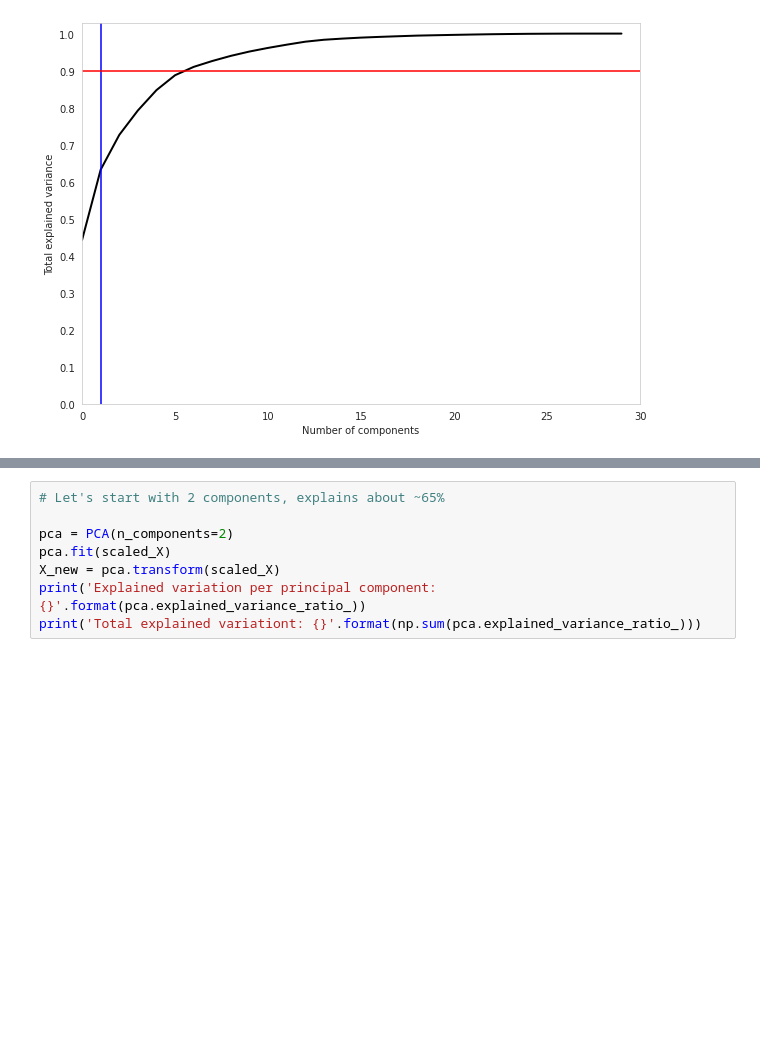
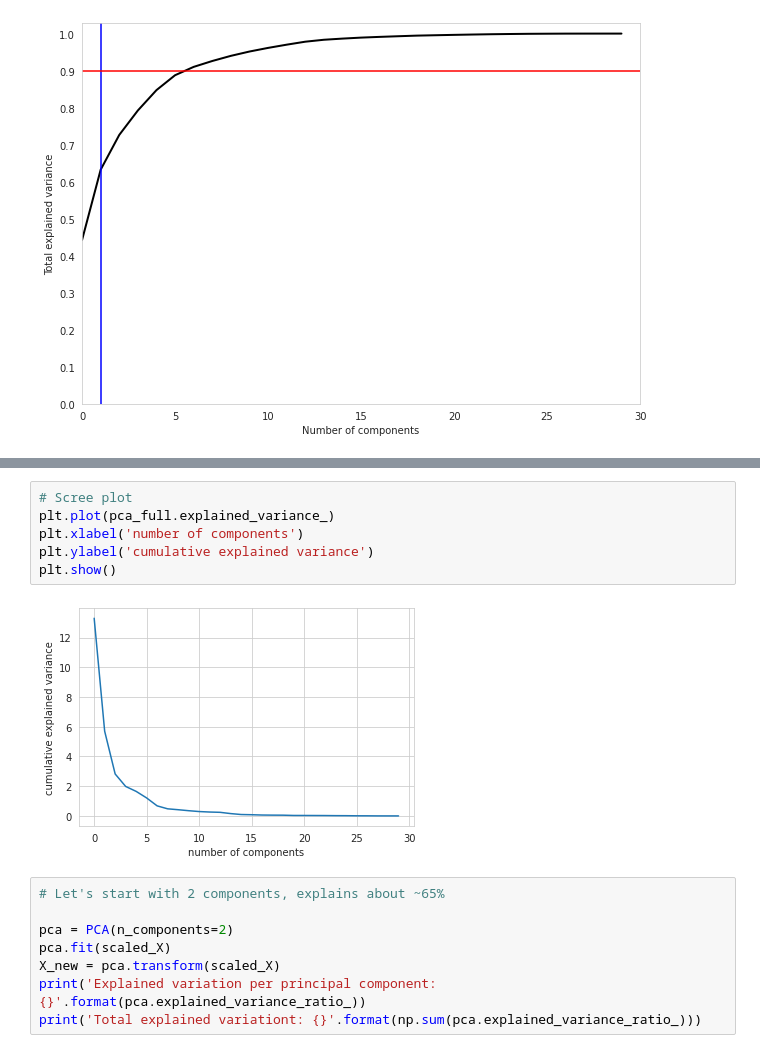
Before and after one commit to alexjj/pca, a Jupyter notebook: pca.ipynb, the cells around one changed output, grey strips where cells are left out. Cells and saved outputs as stored; diff of their text form; blank space fills up the shorter version.

```diff
--- a/pca.ipynb
+++ b/pca.ipynb
@@ -57,3 +70,11 @@ plt.show()
+# %%
+# Scree plot
+plt.plot(pca_full.explained_variance_)
+plt.xlabel('number of components')
+plt.ylabel('cumulative explained variance')
+plt.show()
+# %% [output]
+[figure, added]
 # %%
 # Let's start with 2 components, explains about ~65%
 
```
Also changed, not shown: parts of 7 cells of this notebook.
